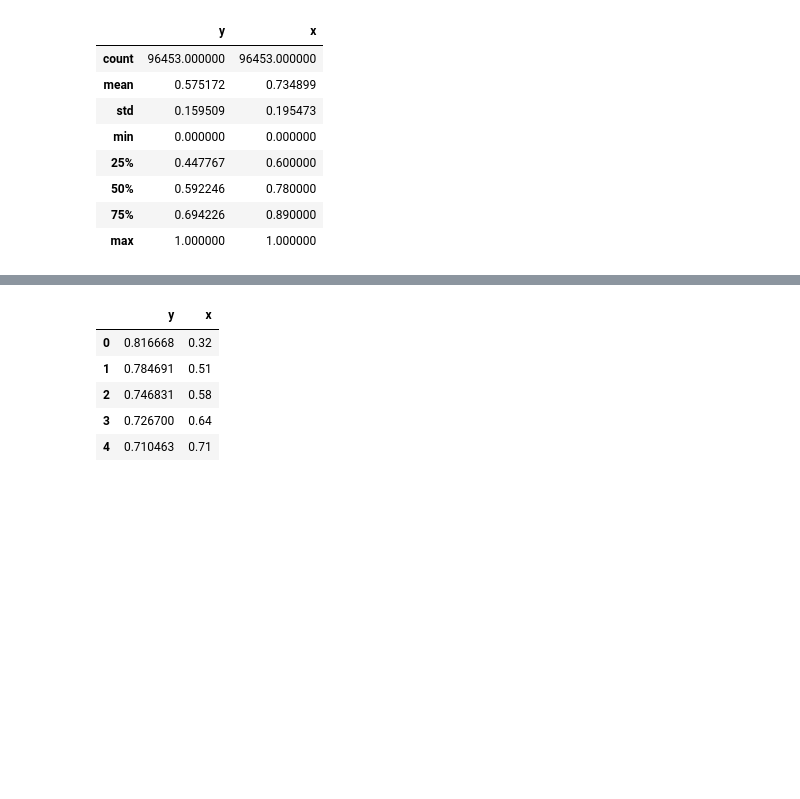
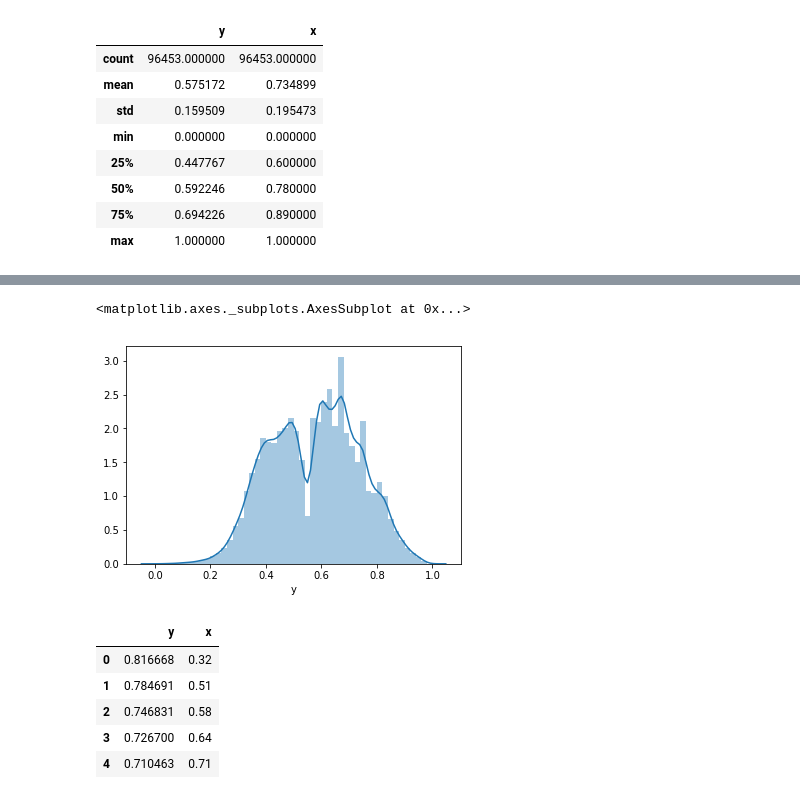
Before and after one commit to deepak5998/Bl-Machine, a Jupyter notebook: Week5/Linear_Regression_Q2.ipynb, the cells around one changed output, grey strips where cells are left out. Saved outputs shown, nothing was run; the diff lists cells and outputs as text; code cells hidden in the pictures; blank space fills up the shorter version.

```diff
--- a/Week5/Linear_Regression_Q2.ipynb
+++ b/Week5/Linear_Regression_Q2.ipynb
@@ -131 +127,6 @@ The 'normed' kwarg was deprecated in Matplotlib 2.1 and will be removed in 3.1.
+# %%
+sns.distplot(dataframe.y)
+# %% [output]
+<matplotlib.axes._subplots.AxesSubplot at 0x...>
+[figure, added]
 # %%
```
Also changed, not shown: parts of 14 cells of this notebook, 3 other files.
